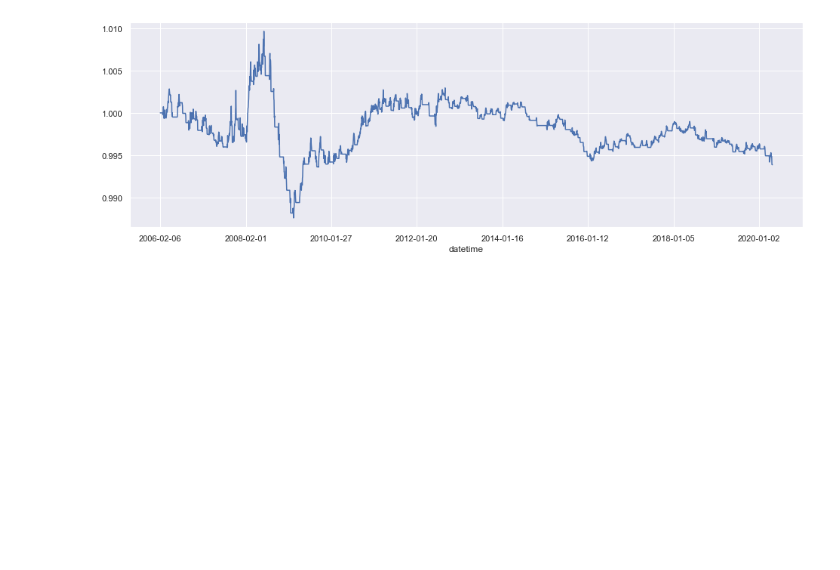
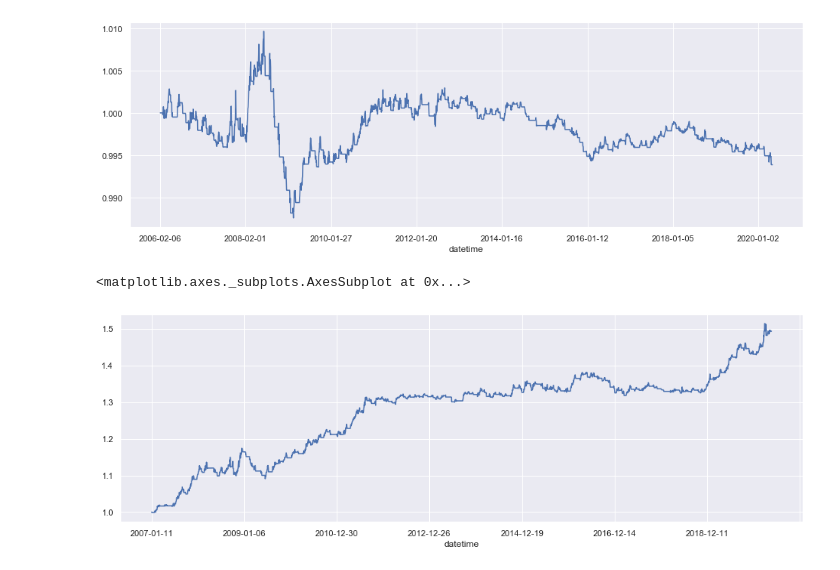
Before and after one commit to bradsun91/backtest_project, a Jupyter notebook: 20200425_Backtest_Breakdown_US_MKT_AIO_updating_find_best_performances_v1.0.ipynb, the cells around one changed output. Cells and saved outputs as stored; diff of their text form; code cells hidden in the pictures; blank space fills up the shorter version.

```diff
--- a/20200425_Backtest_Breakdown_US_MKT_AIO_updating_find_best_performances_v1.0.ipynb
+++ b/20200425_Backtest_Breakdown_US_MKT_AIO_updating_find_best_performances_v1.0.ipynb
@@ -1637,3 +1620,8 @@ df_equity_copy['equity_curve'].plot(figsize = (16,5))
 # %% [output]
 <matplotlib.axes._subplots.AxesSubplot at 0x...>
 [figure]
+# %%
+df_equity_copy['equity_curve'].plot(figsize = (16,5))
+# %% [output]
+<matplotlib.axes._subplots.AxesSubplot at 0x...>
+[figure, added]
```
Also changed, not shown: parts of 5 cells of this notebook, 16 other files.
